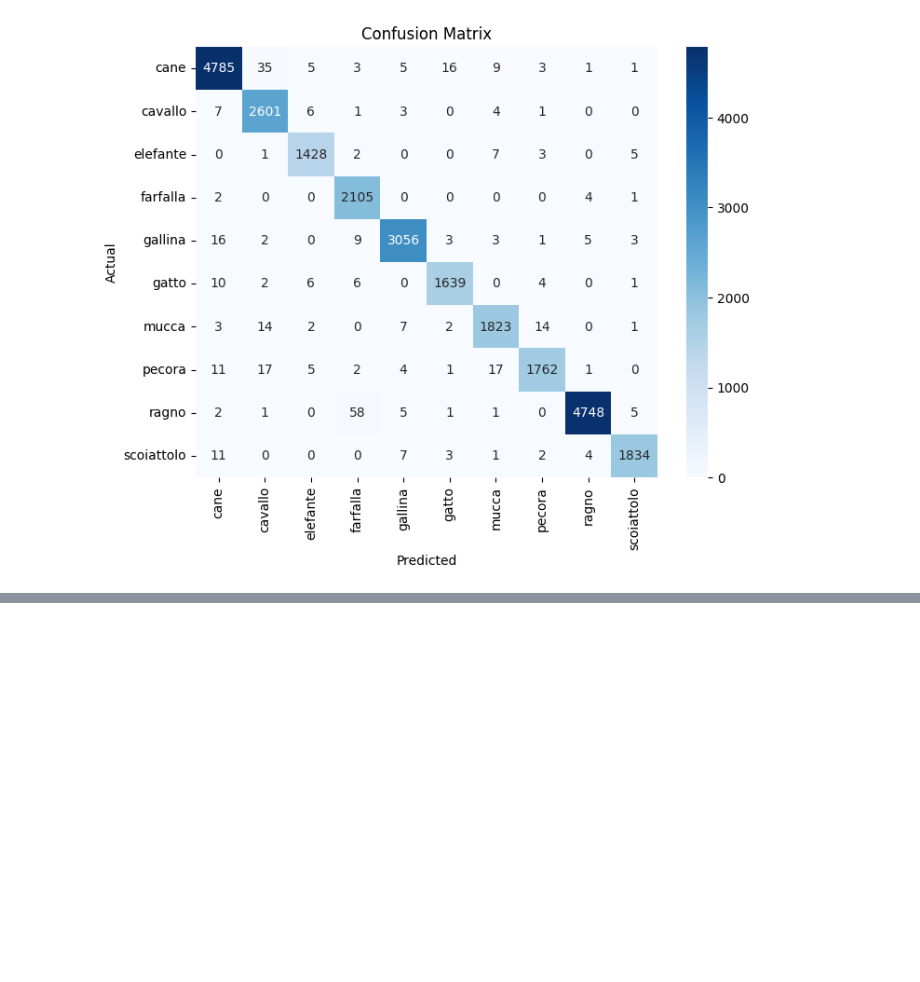
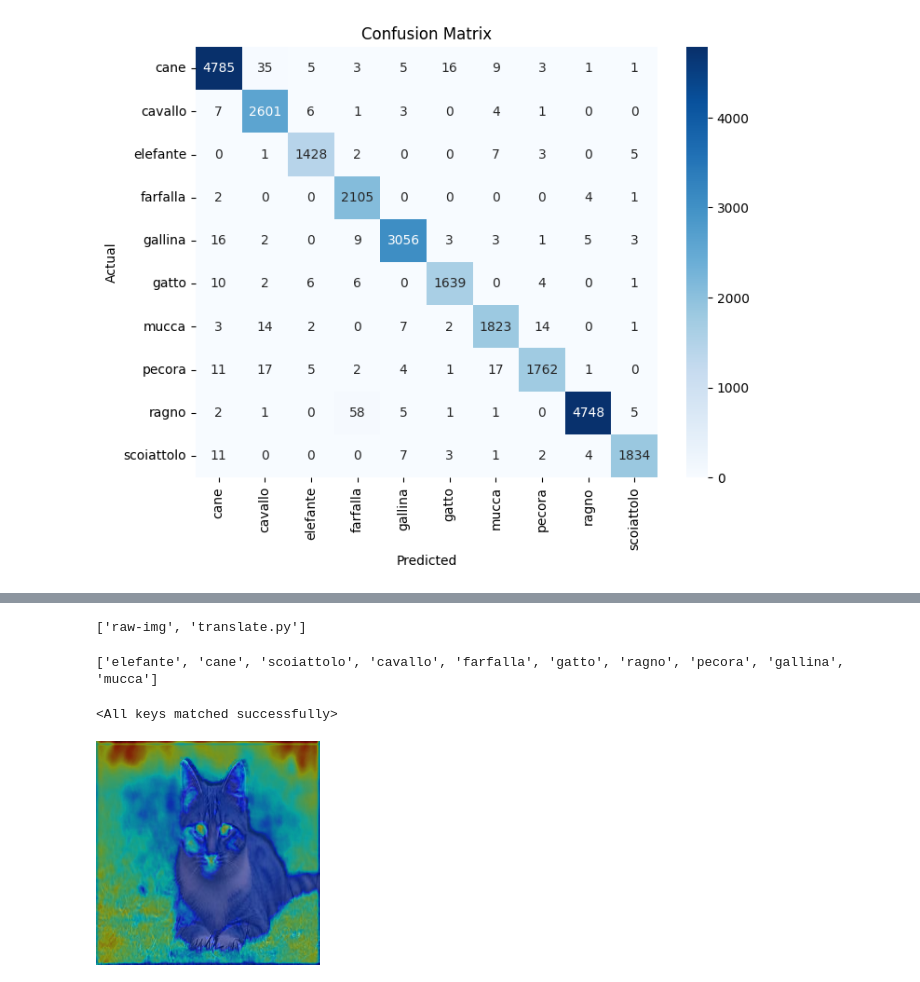
Before and after one commit to ipsha5/minor-project, a Jupyter notebook: Animal.ipynb, the cells around one changed output, grey strips where cells are left out. Saved outputs shown, nothing was run; the diff lists cells and outputs as text; code cells hidden in the pictures; blank space fills up the shorter version.

```diff
--- a/Animal.ipynb
+++ b/Animal.ipynb
@@ -1054,0 +1249,11 @@ Epoch [10/10] | Train Loss: 0.0793 | Train Acc: 0.9686 | Val Loss: 0.1339 | Val
+# %%
+import os
+print(os.listdir("animal10/"))  # List files in the directory
+# %% [output]
+['raw-img', 'translate.py']
+# %%
+import os
+
+print(os.listdir("animal10/raw-img/"))  # Check files inside raw-img/
+# %% [output]
+['elefante', 'cane', 'scoiattolo', 'cavallo', 'farfalla', 'gatto', 'ragno', 'pecora', 'gallina', 'mucca']
@@ -1054,0 +1263,65 @@ Epoch [10/10] | Train Loss: 0.0793 | Train Acc: 0.9686 | Val Loss: 0.1339 | Val
+# %%
+model.load_state_dict(torch.load("animal10/custom_cnn.pth", map_location=torch.device('cpu')))
+# %% [output]
+<All keys matched successfully>
+# %%
+import torch
+import torch.nn as nn
+import torchvision.transforms as transforms
+import cv2
+import numpy as np
+import matplotlib.pyplot as plt
+from PIL import Image
+from pytorch_grad_cam import GradCAM
+from pytorch_grad_cam.utils.image import preprocess_image
+from google.colab.patches import cv2_imshow  # For displaying images in Colab
+
+# 1️⃣ **Define Your CNN Model**
+class CustomCNN(nn.Module):
+    def __init__(self, num_classes=10):  # Adjust num_classes as per your dataset
+        super(CustomCNN, self).__init__()
+        self.conv1 = nn.Conv2d(3, 32, kernel_size=3, stride=1, padding=1)
+        self.relu = nn.ReLU()
+        self.pool = nn.MaxPool2d(2, 2)
+        self.conv2 = nn.Conv2d(32, 64, kernel_size=3, stride=1, padding=1)
+        self.fc1 = nn.Linear(64 * 56 * 56, 128)  # Adjust based on your input size
+        self.fc2 = nn.Linear(128, num_classes)
+
+    def forward(self, x):
+        x = self.pool(self.relu(self.conv1(x)))
+        x = self.pool(self.relu(self.conv2(x)))
+        x = x.view(x.size(0), -1)  # Flatten
+        x = self.relu(self.fc1(x))
+        x = self.fc2(x)
+        return x
+
+# Load trained model (modify the path if needed)
+model = CustomCNN(num_classes=10)  # Adjust the number of classes
+model.load_state_dict(torch.load("animal10/custom_cnn.pth", map_location=torch.device('cpu')))
+model.eval()
+
+# 2️⃣ **Select Last Convolutional Layer for Grad-CAM**
+target_layers = [model.conv2]  # Adjust this based on your CNN architecture
+
+# 3️⃣ **Load and Preprocess an Image**
+image_path = "animal10/raw-img/gatto/6.jpeg"  # Change to an actual image path
+img = cv2.imread(image_path)
+img = cv2.cvtColor(img, cv2.COLOR_BGR2RGB)
+img_resized = cv2.resize(img, (224, 224))  # Resize to model input size
+
+# Convert image to tensor
+input_tensor = preprocess_image(img_resized, mean=[0.485, 0.456, 0.406], std=[0.229, 0.224, 0.225])
+
+# 4️⃣ **Apply Grad-CAM**
+cam = GradCAM(model=model, target_layers=target_layers)
+grayscale_cam = cam(input_tensor=input_tensor, targets=None)
+grayscale_cam = grayscale_cam[0, :]  # Extract first image's CAM
+
+# 5️⃣ **Overlay Heatmap on Original Image**
+heatmap = cv2.applyColorMap(np.uint8(255 * grayscale_cam), cv2.COLORMAP_JET)
+superimposed_img = cv2.addWeighted(img_resized, 0.5, heatmap, 0.5, 0)
+
+# Display result
+cv2_imshow(superimposed_img)
+# %% [output]
+[figure, added]
```
Also changed, not shown: parts of 33 cells of this notebook.
